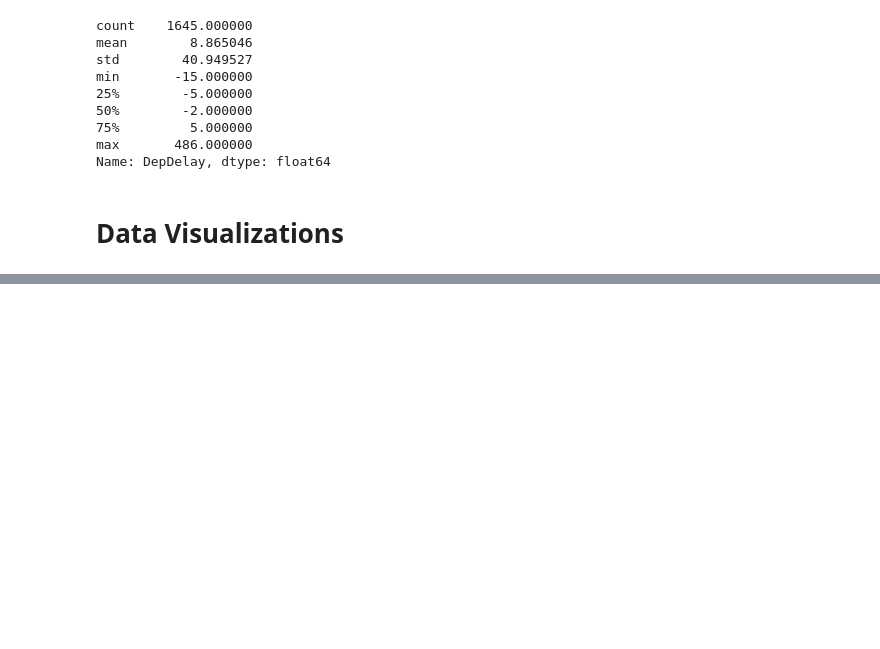
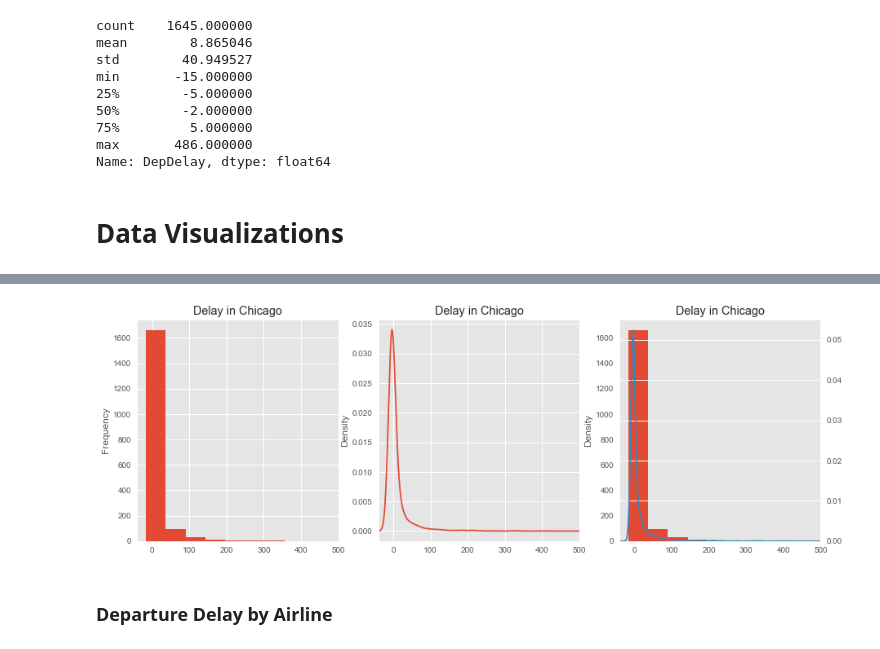
Before and after one commit to teresa201/MachineLearning, a Jupyter notebook: Lab1.ipynb, the cells around one changed output, grey strips where cells are left out. Drawn from its saved outputs; the diff is of its cells as text; code cells hidden in the pictures; blank space fills up the shorter version.

```diff
--- a/Lab1.ipynb
+++ b/Lab1.ipynb
@@ -431,0 +291,5 @@ df_dallas_grouped_depTime.head(10)
+# %%
+#Chicago
+df_dallas_chi = df_dallas[df_dallas.Dest == 'ORD']
+df_dallas_chi_sorted = df_dallas_chi.sort_values(by=['FlightDate','airline'], ascending = True)
+df_dallas_chi_sorted.DepDelay.describe()
@@ -431,0 +331,27 @@ df_dallas_grouped_depTime.head(10)
+# %%
+#Chicago
+plt.style.use('ggplot')
+
+fig = plt.figure(figsize=(15,5))
+
+plt.subplot(1,3,1)
+df_dallas_chi_sorted.DepDelay.plot.hist(bins=20)
+plt.xlim(-40,500)
+plt.title("Delay in Chicago")
+
+plt.subplot(1,3,2)
+df_dallas_chi_sorted.DepDelay.plot.kde(bw_method=0.2)
+plt.xlim(-40,500)
+plt.title("Delay in Chicago")
+
+plt.subplot(1,3,3)
+df_dallas_chi_sorted.DepDelay.plot.hist(bins=20, )
+df_dallas_chi_sorted.DepDelay.plot.kde(bw_method=0.1, secondary_y=True)
+plt.ylim(0,0.055)
+plt.xlim(-40,500)
+plt.title("Delay in Chicago")
+plt.show()
+# %% [output]
+[figure, added]
+# %% [markdown]
+### Departure Delay by Airline
```
Also changed, not shown: parts of 40 cells of this notebook.
